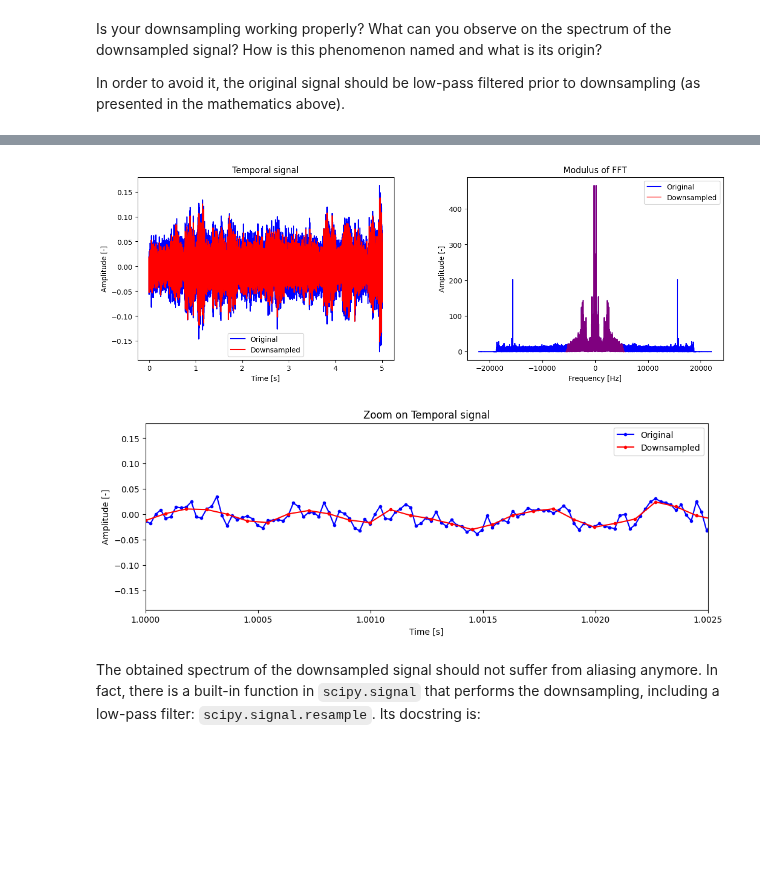
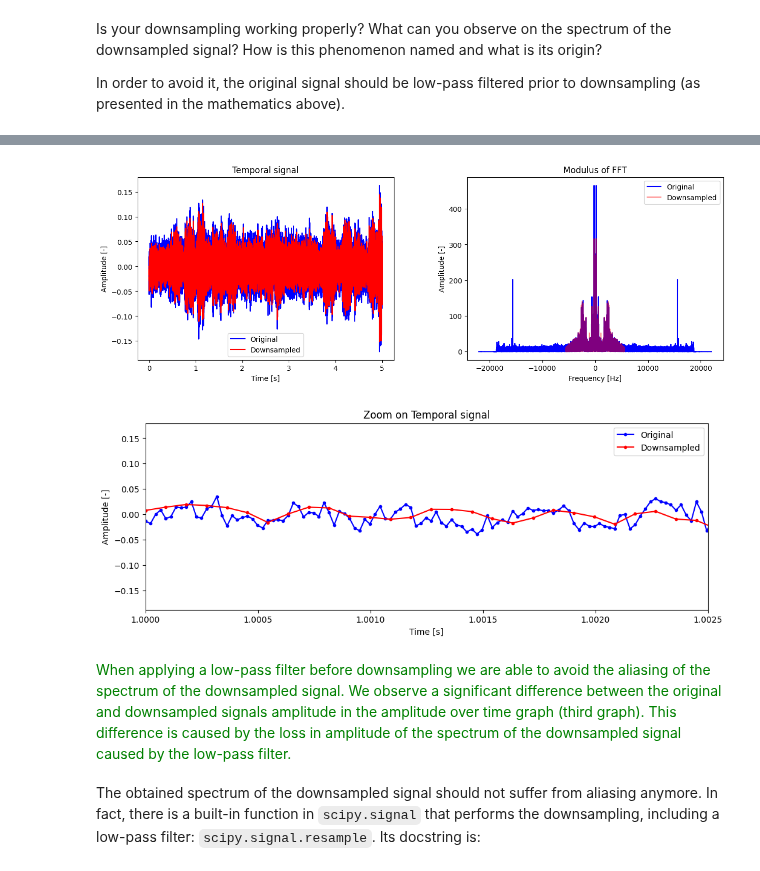
Before and after one commit to nderumier/LELEC210X, a Jupyter notebook: classification/h1_feature_vectors.ipynb, the cells around one changed output, grey strips where cells are left out. Drawn from its saved outputs; the diff is of its cells as text; code cells hidden in the pictures; blank space fills up the shorter version.

```diff
--- a/classification/h1_feature_vectors.ipynb
+++ b/classification/h1_feature_vectors.ipynb
@@ -149,19 +151,23 @@ In order to avoid it, the original signal should be low-pass filtered prior to d
 # %%
 "Low-pass filtering before downsampling"
 N = 100  # number of taps
 taps = signal.firwin(numtaps=N, cutoff=fs_down / 2, window="hamming", fs=fs)
 x_filt = np.convolve(x, taps, mode="full")
 
 ### TO COMPLETE
 ### Downsample ``audio_filt``
-x_filt_down, T = librosa.load(sound, sr=fs_down)
-
+#x_filt_down, T = librosa.load(sound, sr=fs_down) #filtered downsampling using librosa
+x_filt_down = x_filt[::M]
 ### DONE
 
 plot_audio(x, x_filt_down, fs, fs_down)
 # %% [output]
-[figure, old version]
+[figure, new version]
-[figure, old version]
+[figure, new version]
+# %% [markdown]
+<span style="color:green">
+When applying a low-pass filter before downsampling we are able to avoid the aliasing of the spectrum of the downsampled signal. We observe a significant difference between the original and downsampled signals amplitude in the amplitude over time graph (third graph). This difference is caused by the loss in amplitude of the spectrum of the downsampled signal caused by the low-pass filter.
+</span>
 # %% [markdown]
 The obtained spectrum of the downsampled signal should not suffer from aliasing anymore. In fact, there is a built-in function in ``scipy.signal`` that performs the downsampling, including a low-pass filter: ``scipy.signal.resample``. Its docstring is:
 # %%
```
Also changed, not shown: parts of 10 cells of this notebook.
